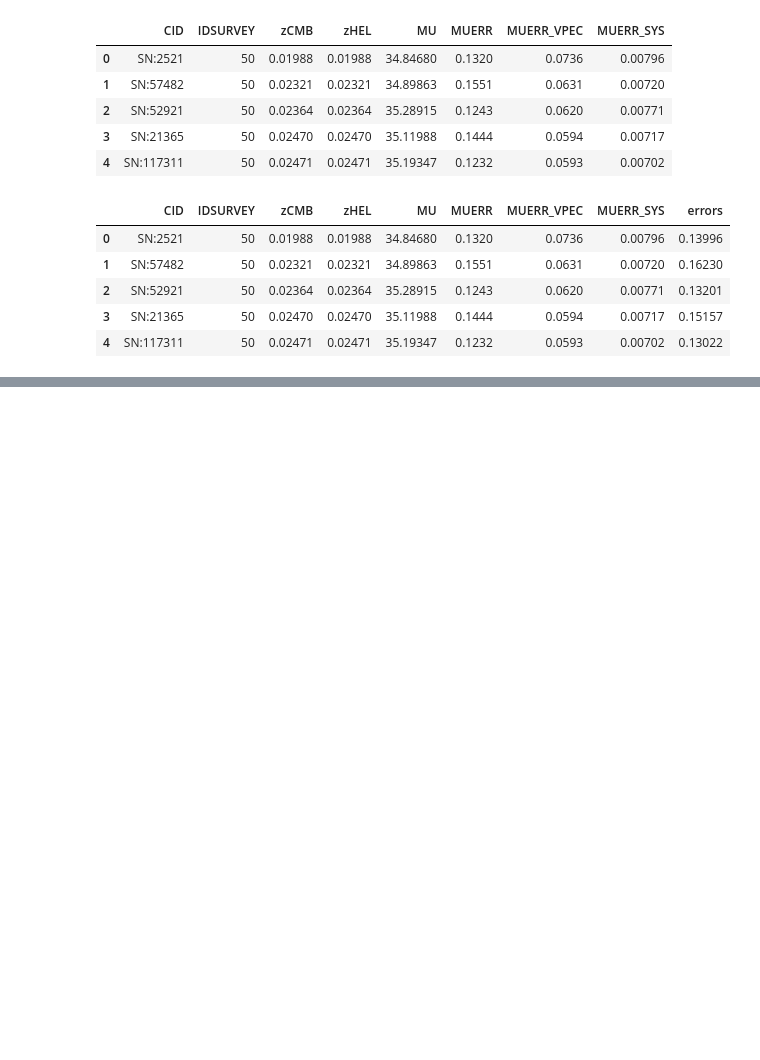
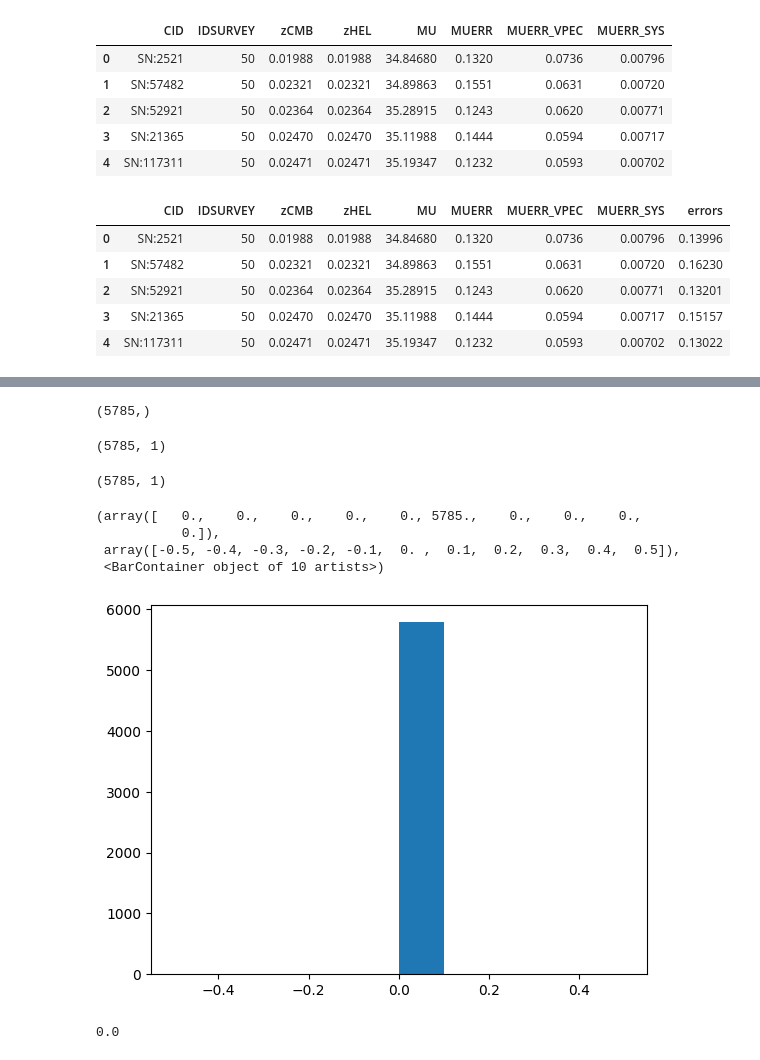
Before and after one commit to igomezv/LSST_DE_neural_reconstruction, a Jupyter notebook: Ayan/Load_large_model_PLOT_Update.ipynb, the cells around one changed output, grey strips where cells are left out. Saved outputs shown, nothing was run; the diff lists cells and outputs as text; code cells hidden in the pictures; blank space fills up the shorter version.

```diff
--- a/Ayan/Load_large_model_PLOT_Update.ipynb
+++ b/Ayan/Load_large_model_PLOT_Update.ipynb
@@ -183,0 +318,24 @@ plt.tight_layout();
+# %%
+np.shape(df_data['zCMB'])
+# %% [output]
+(5785,)
+# %%
+np.shape(z_or)
+# %% [output]
+(5785, 1)
+# %%
+np.shape(zmodel)
+# %% [output]
+(5785, 1)
+# %%
+plt.hist(z_or.flatten() - df_data['zCMB'])
+# %% [output]
+(array([   0.,    0.,    0.,    0.,    0., 5785.,    0.,    0.,    0.,
+           0.]),
+ array([-0.5, -0.4, -0.3, -0.2, -0.1,  0. ,  0.1,  0.2,  0.3,  0.4,  0.5]),
+ <BarContainer object of 10 artists>)
+[figure, added]
+# %%
+np.max(abs(z_or.flatten() - df_data['zCMB']))
+# %% [output]
+0.0
```
Also changed, not shown: parts of 15 cells of this notebook.
